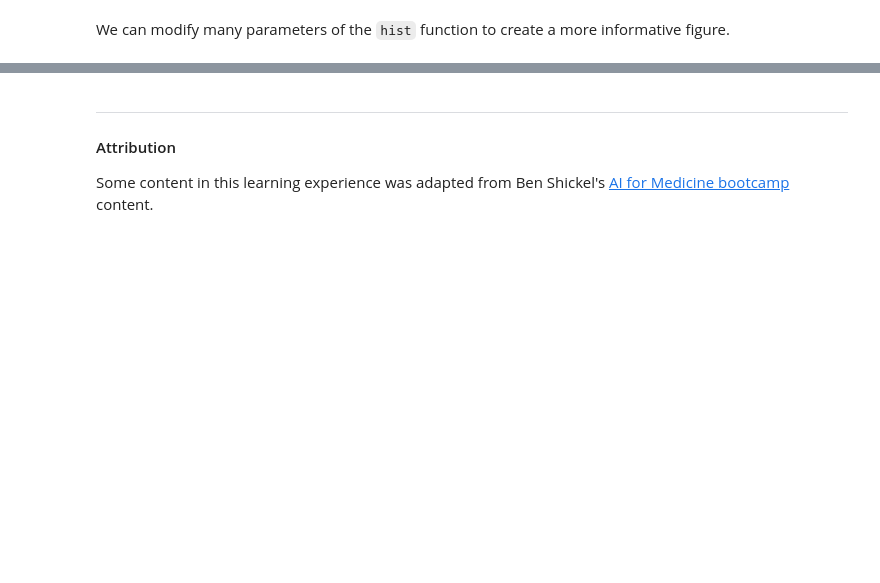
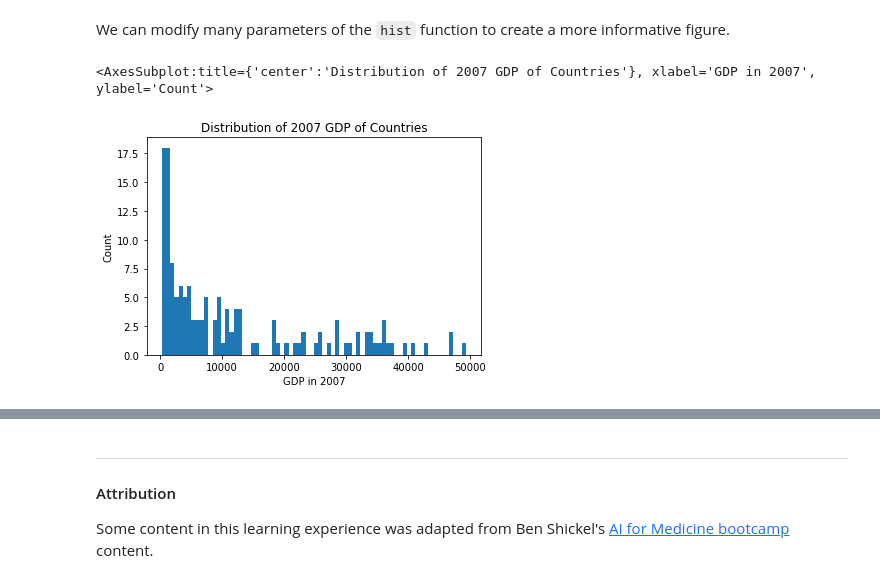
Before and after one commit to PracticumAI/python-for-ai, a Jupyter notebook: 02_data_analysis_pandas.ipynb, the cells around one changed output, grey strips where cells are left out. Saved outputs shown, nothing was run; the diff lists cells and outputs as text; code cells hidden in the pictures; blank space fills up the shorter version.

```diff
--- a/02_data_analysis_pandas.ipynb
+++ b/02_data_analysis_pandas.ipynb
@@ -370,10 +587,13 @@ hist = X['age'].hist()
 # %% [markdown]
 We can modify many parameters of the `hist` function to create a more informative figure.
 # %%
-hist = X['age'].hist(bins=72, grid=False)
-hist.set_title('Distribution of Patient Age')
+hist = X['gdpPercap_2007'].hist(bins=72, grid=False)
+hist.set_title('Distribution of 2007 GDP of Countries')
 hist.set_ylabel('Count')
-hist.set_xlabel('Age')
+hist.set_xlabel('GDP in 2007')
 display(hist)
+# %% [output]
+<AxesSubplot:title={'center':'Distribution of 2007 GDP of Countries'}, xlabel='GDP in 2007', ylabel='Count'>
+[figure, added]
 # %% [markdown]
 #### ![Exercise icon](images/exercise_icon.png)
```
Also changed, not shown: parts of 70 cells of this notebook.
